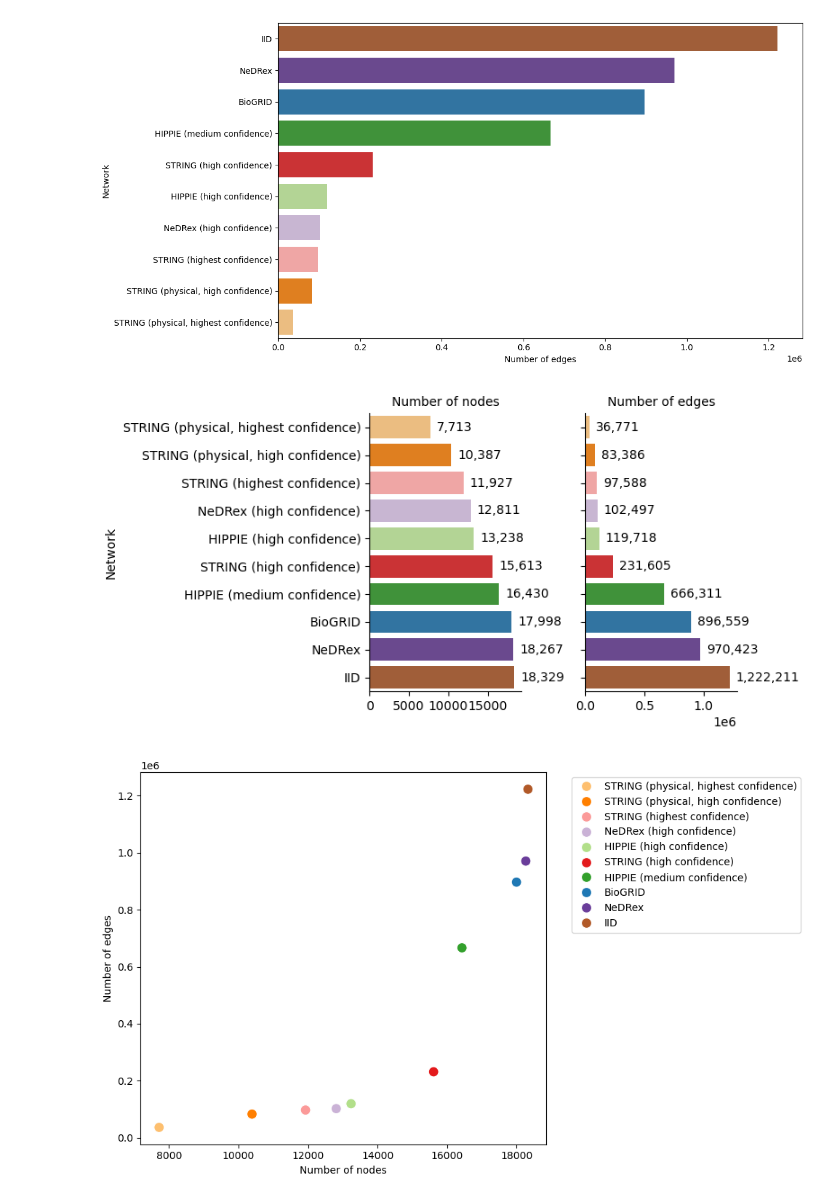
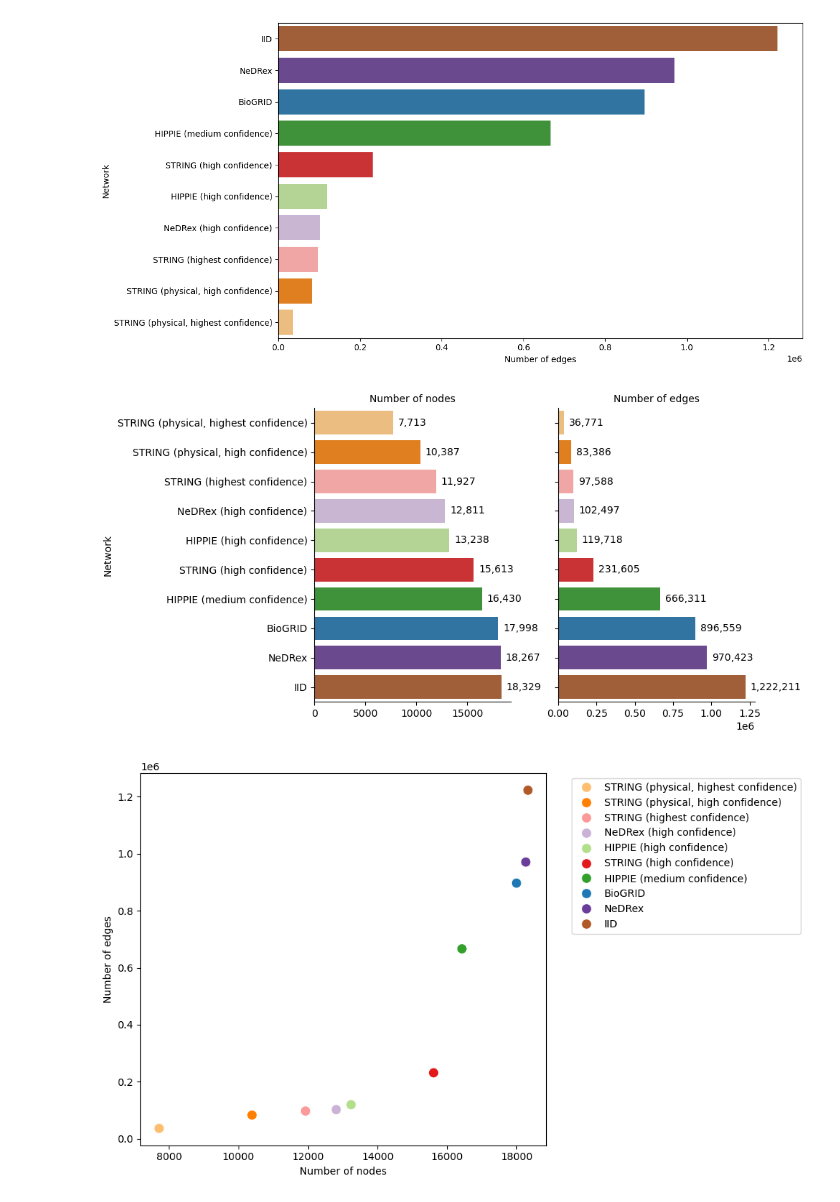
Before and after one commit to REPO4EU/modulediscovery_demonstration, a Jupyter notebook: src/02_visualize_network_topology.ipynb, the cells around one changed output. Drawn from its saved outputs; the diff is of its cells as text; code cells hidden in the pictures.

Commit message:
adjusted Figure sizes

```diff
--- a/src/02_visualize_network_topology.ipynb
+++ b/src/02_visualize_network_topology.ipynb
@@ -63,32 +63,32 @@ plt.show()
 # %%
 df_melted = df.melt(id_vars=["network"], value_vars=["edges", "nodes"],
                     var_name="type", value_name="count")
 
 # Create the FacetGrid
-g = sns.FacetGrid(df_melted, col="type", col_order=["nodes","edges"], height=4, sharex=False)
+g = sns.FacetGrid(df_melted, col="type", col_order=["nodes","edges"], height=5, sharex=False)
 
 # Map the bar plot to the facets
 g.map_dataframe(sns.barplot, x="count", y="network", hue="network", palette=dict(zip(network_meta_df.label, network_meta_df.color)))
 
 # Annoate the bars with the values
 for ax in g.axes.flat:
     for p in ax.patches:
         ax.annotate(
             f'{p.get_width():,.0f}',  # Format the value
             (p.get_x() + p.get_width(), p.get_y() + p.get_height() / 2),  # Position of the text
             ha='left', va='center',  # Horizontal and vertical alignment
             fontsize=10, color='black',  # Font size and color
             xytext=(5, 0), textcoords='offset points'  # Offset the text a bit
         )
 
 # Customize axes and titles
 g.set_axis_labels("", "Network")
 g.set_titles("Number of {col_name}")
 g.tight_layout()
 save_figure(plt.gcf(), f"{prefix}_network_sizes")
 plt.show()
 # %% [output]
-[figure, old version]
+[figure, new version]
 # %%
 plt.figure(figsize=(10, 6))
 sns.scatterplot(data=df, x="nodes", y="edges", hue="network", s=100, palette=dict(zip(network_meta_df.label, network_meta_df.color)))
```
Also changed, not shown: 4 other files.
